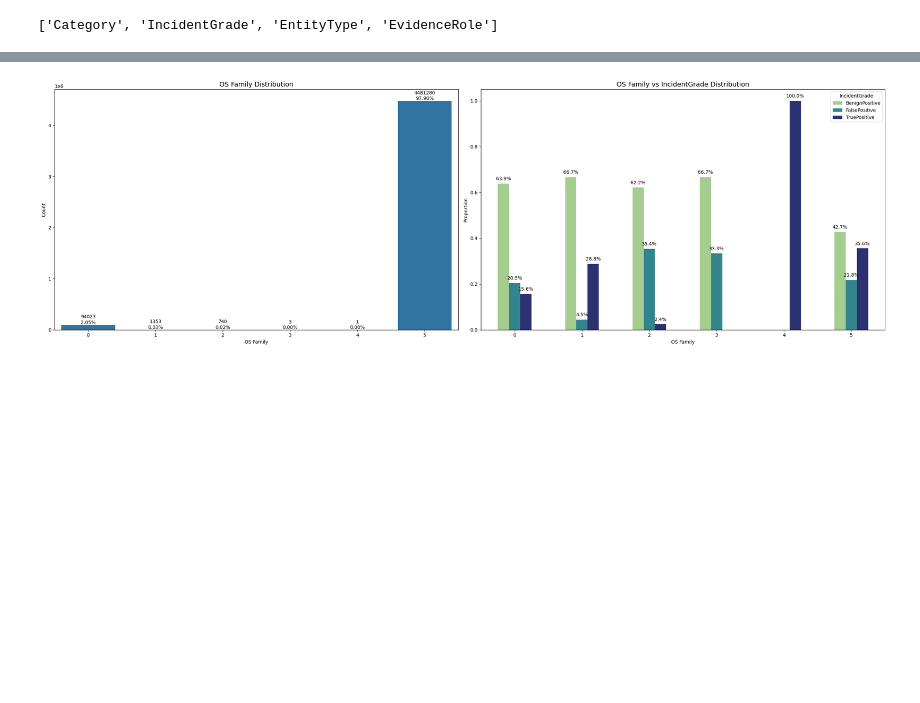
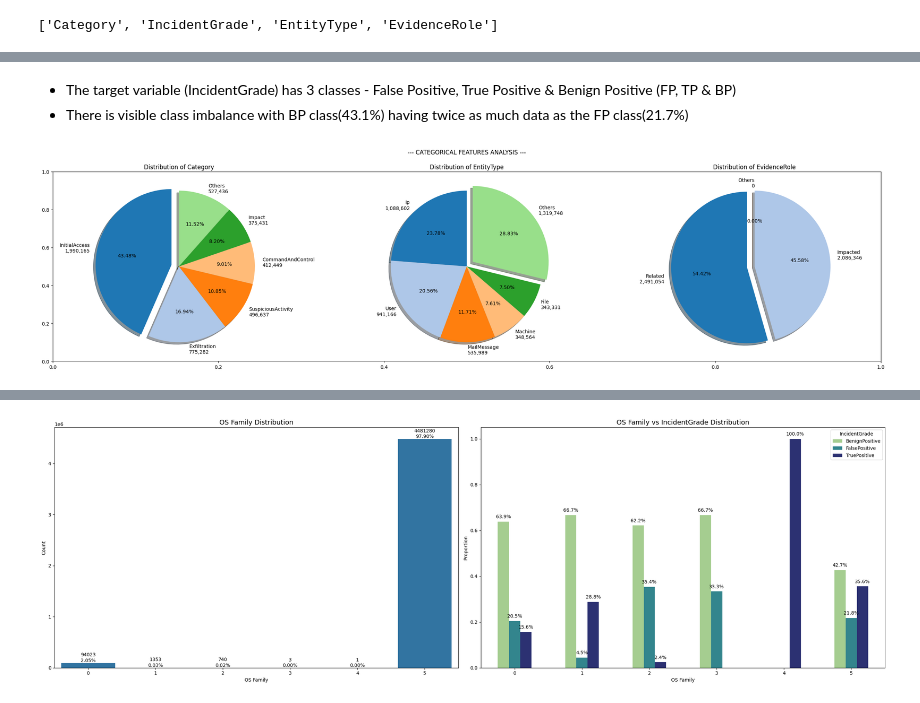
Before and after one commit to Pooja-Spandana/Guvi---Microsoft-Cybersecurity, a Jupyter notebook: Notebooks/new.ipynb, the cells around one changed output, grey strips where cells are left out. Saved outputs shown, nothing was run; the diff lists cells and outputs as text; code cells hidden in the pictures; blank space fills up the shorter version.

```diff
--- a/Notebooks/new.ipynb
+++ b/Notebooks/new.ipynb
@@ -271,0 +265,29 @@ plt.show()
+# %% [markdown]
+- The target variable (IncidentGrade) has 3 classes - False Positive, True Positive & Benign Positive (FP, TP & BP)
+- There is visible class imbalance with BP class(43.1%) having twice as much data as the FP class(21.7%)
+# %%
+# CATEGORICAL FEATURES ANALYSIS
+plt.figure(figsize=(25, 7))
+plt.title("--- CATEGORICAL FEATURES ANALYSIS ---\n\n")
+
+cols = ['Category', 'EntityType', 'EvidenceRole']
+for i, col in enumerate(cols):
+    value_counts = clean_df[col].value_counts()
+
+    top_5 = value_counts.nlargest(5)
+    others = value_counts.iloc[5:].sum()
+    top_5['Others'] = others
+
+    labels = [f"{cat}\n{count:,}" for cat, count in top_5.items()]
+    explode = [0.1 if cat == top_5.idxmax() else 0 for cat in top_5.index]
+    colors = plt.cm.tab20.colors[:len(top_5)]
+
+    # Plot pie chart
+    plt.subplot(1, 3, i + 1)
+    plt.title(f'\nDistribution of {col}')
+    plt.pie(top_5, labels=labels, autopct='%2.2f%%', startangle=90, colors=colors, explode=explode, shadow=True)
+
+plt.tight_layout()
+plt.show()
+# %% [output]
+[figure, added]
```
Also changed, not shown: parts of 46 cells of this notebook.
